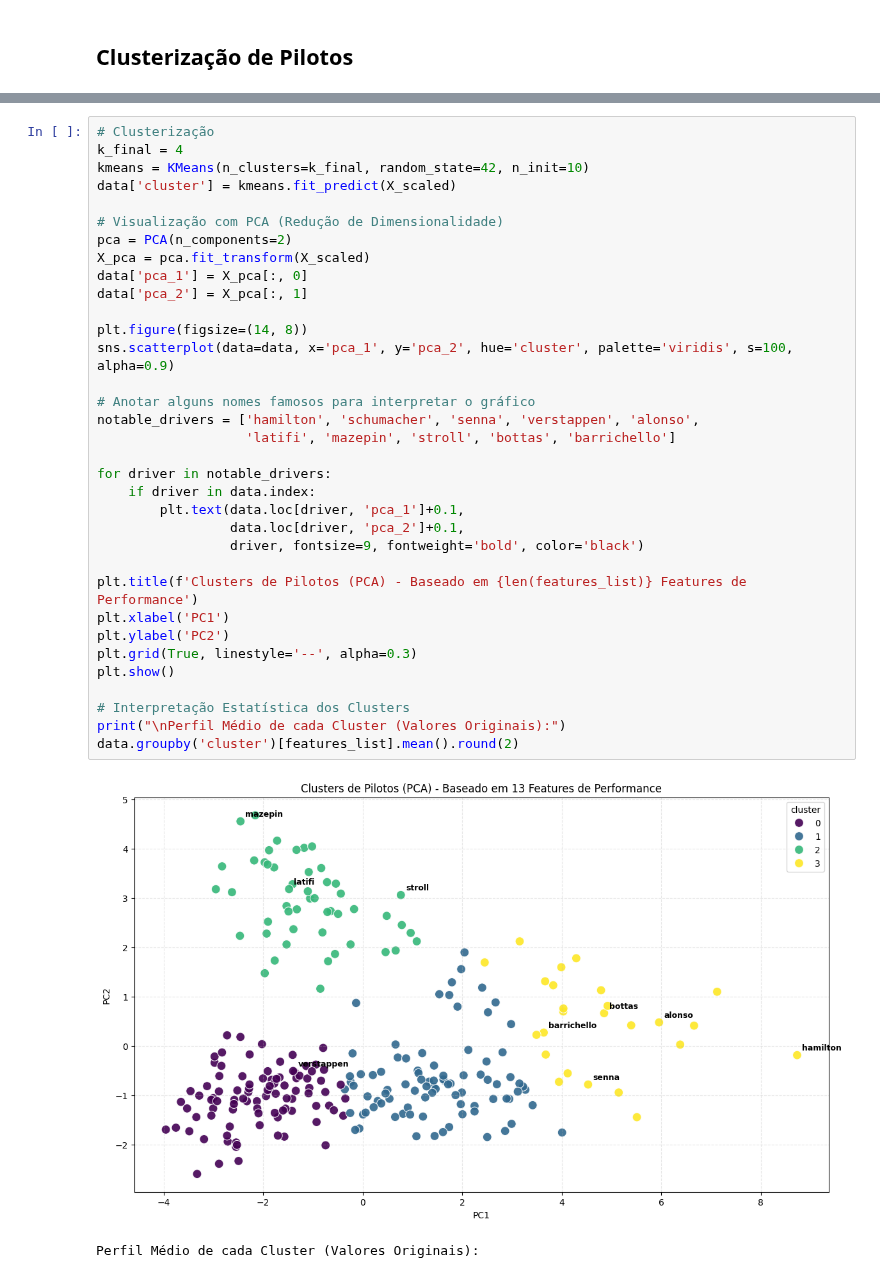
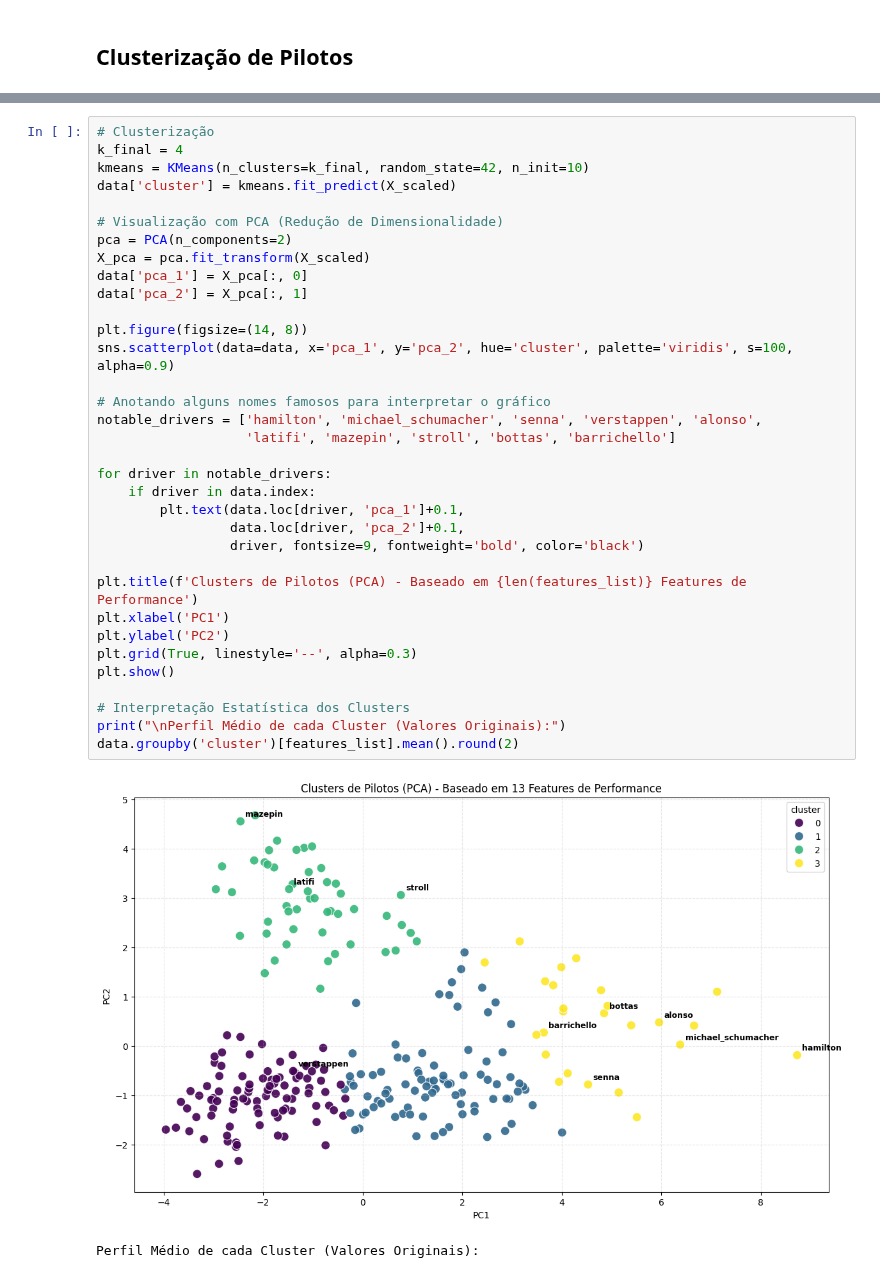
Before and after one commit to falconeee/CD-2025-2, a Jupyter notebook: projeto final/projeto_final.ipynb, the cells around one changed output, grey strips where cells are left out. Saved outputs shown, nothing was run; the diff lists cells and outputs as text.

```diff
--- a/projeto final/projeto_final.ipynb
+++ b/projeto final/projeto_final.ipynb
@@ -762,36 +760,36 @@ k_final = 4
 kmeans = KMeans(n_clusters=k_final, random_state=42, n_init=10)
 data['cluster'] = kmeans.fit_predict(X_scaled)
 
 # Visualização com PCA (Redução de Dimensionalidade)
 pca = PCA(n_components=2)
 X_pca = pca.fit_transform(X_scaled)
 data['pca_1'] = X_pca[:, 0]
 data['pca_2'] = X_pca[:, 1]
 
 plt.figure(figsize=(14, 8))
 sns.scatterplot(data=data, x='pca_1', y='pca_2', hue='cluster', palette='viridis', s=100, alpha=0.9)
 
-# Anotar alguns nomes famosos para interpretar o gráfico
-notable_drivers = ['hamilton', 'schumacher', 'senna', 'verstappen', 'alonso',
+# Anotando alguns nomes famosos para interpretar o gráfico
+notable_drivers = ['hamilton', 'michael_schumacher', 'senna', 'verstappen', 'alonso',
                    'latifi', 'mazepin', 'stroll', 'bottas', 'barrichello']
 
 for driver in notable_drivers:
     if driver in data.index:
         plt.text(data.loc[driver, 'pca_1']+0.1,
                  data.loc[driver, 'pca_2']+0.1,
                  driver, fontsize=9, fontweight='bold', color='black')
 
 plt.title(f'Clusters de Pilotos (PCA) - Baseado em {len(features_list)} Features de Performance')
 plt.xlabel('PC1')
 plt.ylabel('PC2')
 plt.grid(True, linestyle='--', alpha=0.3)
 plt.show()
 
 # Interpretação Estatística dos Clusters
 print("\nPerfil Médio de cada Cluster (Valores Originais):")
 data.groupby('cluster')[features_list].mean().round(2)
 # %% [output]
-[figure, old version]
+[figure, new version]
 Perfil Médio de cada Cluster (Valores Originais):
 |  | grid | positionOrder | points | podium_rate | dnf_rate | crash_rate | positions_gained | ... |
 | cluster |  |  |  |  |  |  |  | ... |
```
Also changed, not shown: parts of 22 cells of this notebook, 2 other files.
